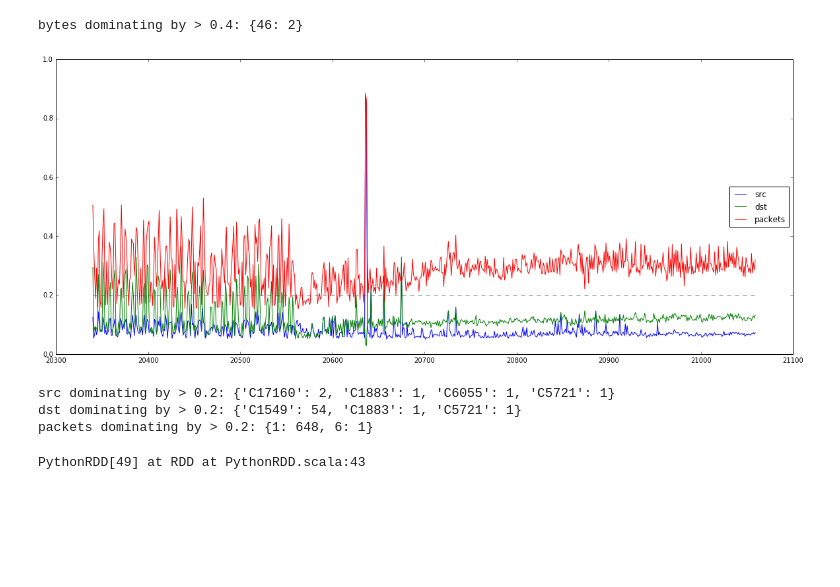
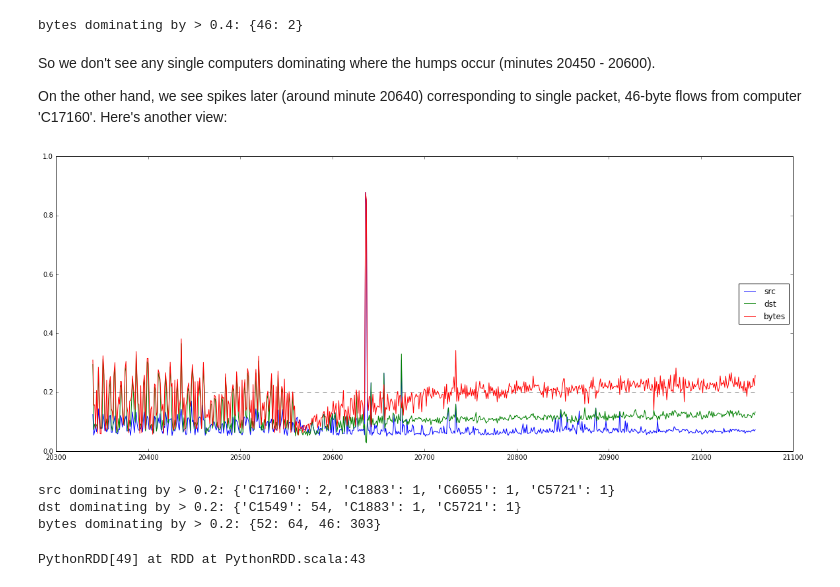
Before and after one commit to box121209/LANL-analysis, a Jupyter notebook: 3-change-event.ipynb, the cells around one changed output. Cells and saved outputs as stored; diff of their text form; code cells hidden in the pictures; blank space fills up the shorter version.

```diff
--- a/3-change-event.ipynb
+++ b/3-change-event.ipynb
@@ -167,14 +169,18 @@ proto dominating by > 0.4: {6: 720}
 packets dominating by > 0.4: {1: 38}
 [figure]
 bytes dominating by > 0.4: {46: 2}
+# %% [markdown]
+So we don't see any single computers dominating where the humps occur (minutes 20450 - 20600).
+
+On the other hand, we see spikes later (around minute 20640) corresponding to single packet, 46-byte flows from computer 'C17160'. Here's another view:
 # %%
-names = ['src','dst','packets']
+names = ['src','dst','bytes']
 plot_table_profile(flow_ts_dict, names, threshold=0.2, overlay=True)
 # %% [output]
-[figure, old version]
+[figure, new version]
 src dominating by > 0.2: {'C17160': 2, 'C1883': 1, 'C6055': 1, 'C5721': 1}
 dst dominating by > 0.2: {'C1549': 54, 'C1883': 1, 'C5721': 1}
-packets dominating by > 0.2: {1: 648, 6: 1}
+bytes dominating by > 0.2: {52: 64, 46: 303}
 # %%
 flows_chg.unpersist()
 # %% [output]
```
Also changed, not shown: parts of 3 cells of this notebook, 2 other files.
